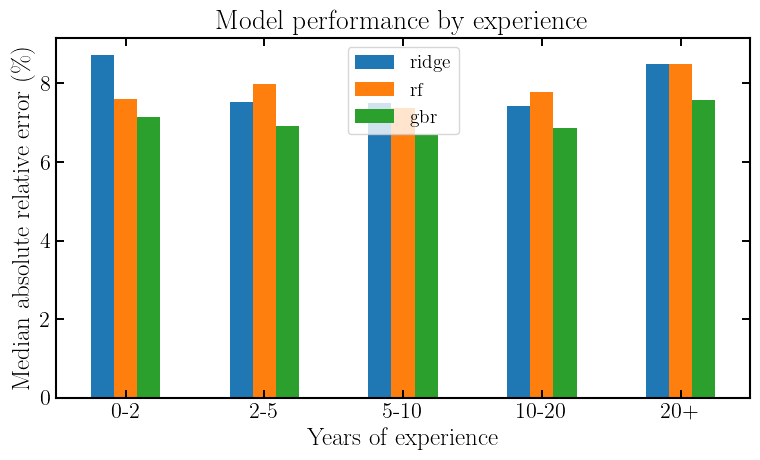
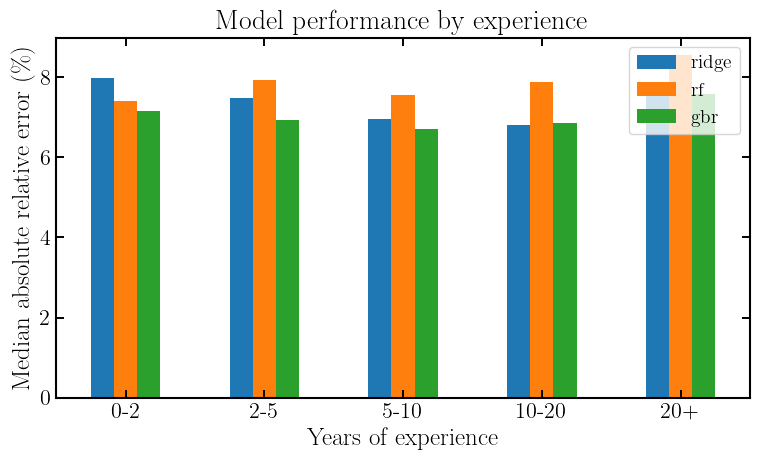
Unified diff of the notebook cell whose output changed from the first chart to the second:
--- before
+++ after
@@ -11,4 +11,5 @@
 ax.set_title("Model performance by experience")
 
+plt.legend(loc="best")
 plt.xticks(rotation=0)
 plt.tight_layout()

Commit: Changed the scaler to improve performance of Ridge.